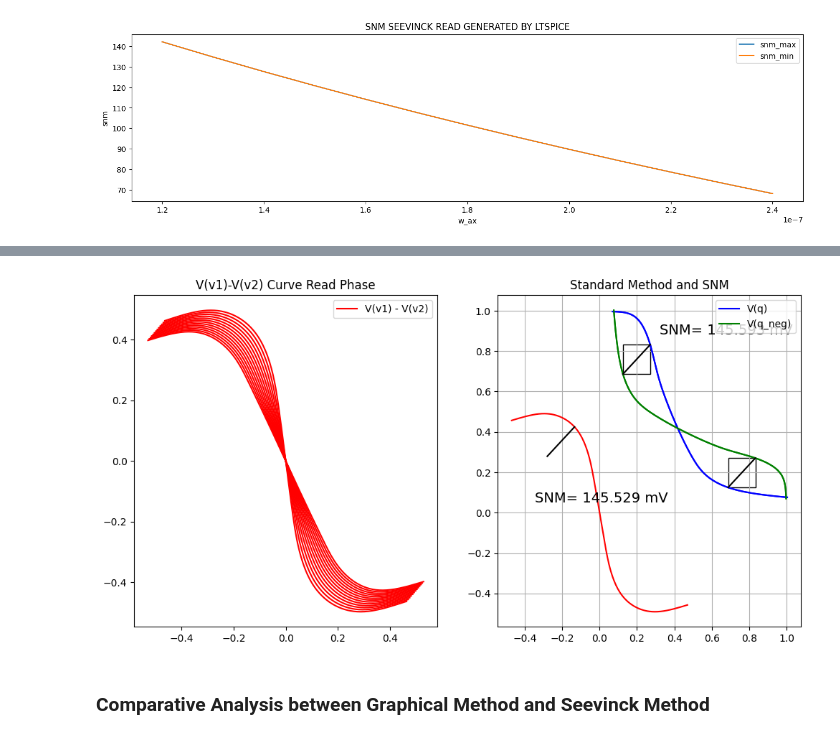
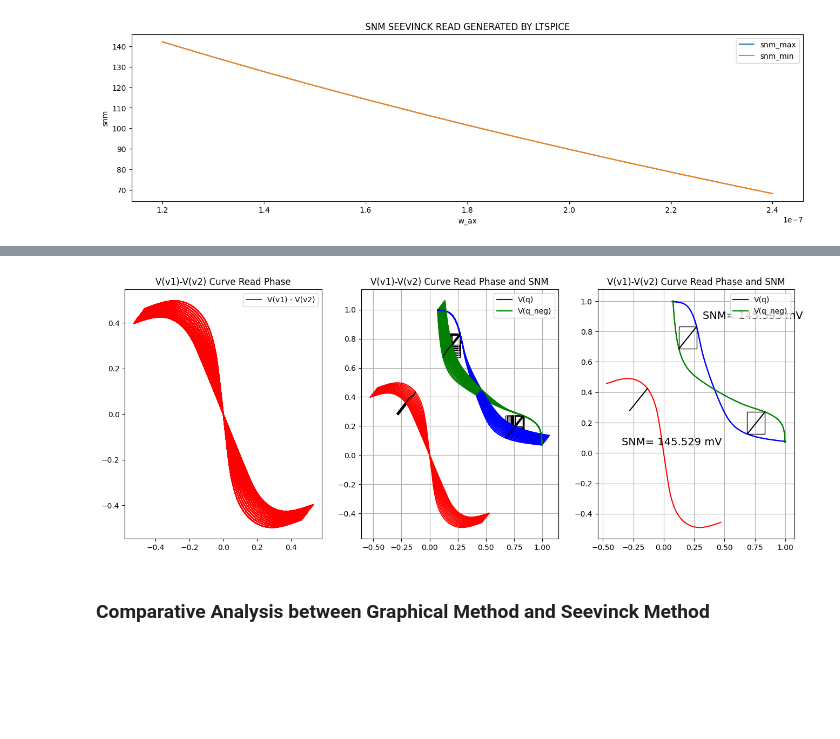
Before and after one commit to gubbriaco/sram-analysis, a Jupyter notebook: python/drv-analysis/drv_analysis.ipynb, the cells around one changed output, grey strips where cells are left out. Saved outputs shown, nothing was run; the diff lists cells and outputs as text; code cells hidden in the pictures; blank space fills up the shorter version.

```diff
--- a/python/drv-analysis/drv_analysis.ipynb
+++ b/python/drv-analysis/drv_analysis.ipynb
@@ -512,43 +575,94 @@ snm_seevinck_read[1.3e-07 u] = 134.805
 File updated successfully: ../../images/snm_seevinck_read_generated_by_ltspice.png
 [figure]
 # %%
-fig, axs = plt.subplots(1, 2, figsize=(12, 6))
+fig, axs = plt.subplots(1, 3, figsize=(16, 6))
+
+snm_seevinck_read_seevinck_processing = []
+snm_seevinck_read_standard_processing = []
+
+
+for w in range(w_ax_range):
+
+    # vq-vqneg rotating
+    for vq_array, vqneg_array in zip(vq_seevinck_read, vqneg_seevinck_read):
+        vq_vqneg_array = vq_array - vqneg_array
+        x_diff, y_diff = rotate_points(x=x_seevinck_read[w], y=vq_vqneg_array, angle_degrees=-45)
+        axs[0].plot(x_diff, y_diff, color='red')
+    axs[0].set_title("V(v1)-V(v2) Curve Read Phase")
+    axs[0].legend(["V(v1) - V(v2)"])
+
+    # vq and vqneg rotating
+    xsread1, ysread1 = rotate_points(x=x_seevinck_read[w], y=vq_seevinck_read[w], angle_degrees=-45)
+    xsread2, ysread2 = rotate_points(x=x_seevinck_read[w], y=vqneg_seevinck_read[w], angle_degrees=-45)
+    axs[1].plot(xsread1, ysread1, color='blue')
+    axs[1].plot(xsread2, ysread2, color='green')
+
+
+    # seevinck processing
+    snm_seevinck_read_seevinck_processing_value = seevinck_processing(
+        x_v1_minus_v2=x_seevinck_read[w],
+        v1_minus_v2=vq_vqneg_seevinck_read[w],
+        ax=axs[1],
+        request_text_plot=RequestPlot.FALSE
+    )
+    snm_seevinck_read_seevinck_processing.append(snm_seevinck_read_seevinck_processing_value)
+
+
+    # graphical-processing
+    snm_seevinck_read_standard_processing_value = graphical_processing(
+        x_vq=xsread1,
+        vq=ysread1,
+        x_vqneg=xsread2,
+        vqneg=ysread2,
+        ax=axs[1],
+        request_text_plot=RequestPlot.FALSE
+    )
+    snm_seevinck_read_standard_processing.append(snm_seevinck_read_standard_processing_value)
+
+axs[1].set_title("V(v1)-V(v2) Curve Read Phase and SNM")
+axs[1].grid()
+
+
 
 # vq-vqneg rotating
 for vq_array, vqneg_array in zip(vq_seevinck_read, vqneg_seevinck_read):
     vq_vqneg_array = vq_array - vqneg_array
     x_diff, y_diff = rotate_points(x=x_seevinck_read[w_ax_pos], y=vq_vqneg_array, angle_degrees=-45)
     axs[0].plot(x_diff, y_diff, color='red')
-axs[0].set_title("V(v1)-V(v2) Curve Read Phase")
-axs[0].legend(["V(v1) - V(v2)"])
+axs[2].set_title("V(v1)-V(v2) Curve Read Phase")
+axs[2].legend(["V(v1) - V(v2)"])
 
 # vq and vqneg rotating
-xshold1, yshold1 = rotate_points(x=x_seevinck_read[w_ax_pos], y=vq_seevinck_read[w_ax_pos], angle_degrees=-45)
-xshold2, yshold2 = rotate_points(x=x_seevinck_read[w_ax_pos], y=vqneg_seevinck_read[w_ax_pos], angle_degrees=-45)
-axs[1].plot(xshold1, yshold1, color='blue')
-axs[1].plot(xshold2, yshold2, color='green')
+xsread1, ysread1 = rotate_points(x=x_seevinck_read[w_ax_pos], y=vq_seevinck_read[w_ax_pos], angle_degrees=-45)
+xsread2, ysread2 = rotate_points(x=x_seevinck_read[w_ax_pos], y=vqneg_seevinck_read[w_ax_pos], angle_degrees=-45)
+axs[2].plot(xsread1, ysread1, color='blue')
+axs[2].plot(xsread2, ysread2, color='green')
 
 # seevinck processing
-snm_seevinck_read_seevinck_processing = seevinck_processing(
+snm_seevinck_read_seevinck_processing_w_ax = seevinck_processing(
     x_v1_minus_v2=x_seevinck_read[w_ax_pos],
     v1_minus_v2=vq_vqneg_seevinck_read[w_ax_pos],
-    ax=axs[1],
+    ax=axs[2],
     request_text_plot=RequestPlot.TRUE
 )
-axs[1].set_title("V(v1)-V(v2) Curve Read Phase and SNM")
-print(f'snm_seevinck_read_seevinck_processing = {snm_seevinck_read_seevinck_processing}')
 
 # graphical-processing
-snm_seevinck_read_standard_processing = graphical_processing(
-    x_vq=xshold1,
-    vq=yshold1,
-    x_vqneg=xshold2,
-    vqneg=yshold2,
-    ax=axs[1],
+snm_seevinck_read_standard_processing_w_ax = graphical_processing(
+    x_vq=xsread1,
+    vq=ysread1,
+    x_vqneg=xsread2,
+    vqneg=ysread2,
+    ax=axs[2],
     request_text_plot=RequestPlot.TRUE
 )
-axs[1].grid()
-print(f'snm_seevinck_read_standard_processing = {snm_seevinck_read_standard_processing}')
+
+axs[2].set_title("V(v1)-V(v2) Curve Read Phase and SNM")
+axs[2].grid()
+
+
+print("{:<30} {:<30} {:<30}".format("w_ax", "snm(read)_seevinck", "snm(read)_graphical"))
+for w, snm_read_seevinck, snm_read_graphical in zip(w_ax_seevinck_read, snm_seevinck_read_seevinck_processing, snm_seevinck_read_standard_processing):
+    print("{:<30} {:<30} {:<30}".format(w, snm_read_seevinck, snm_read_graphical))
 
 save_image(image_path=os.path.join(images, "v1_minus_v2_seevinck_read.png"), plt=plt)
 plt.show()
@@ -558,5 +684,5 @@ snm_seevinck_read_standard_processing = 145.59288008619802
 File updated successfully: ../../images/v1_minus_v2_seevinck_read.png
-[figure, old version]
+[figure, new version]
 # %% [markdown]
 <h3>Comparative Analysis between Graphical Method and Seevinck Method</h3>
 # %%
```
Also changed, not shown: parts of 2 cells of this notebook, 16 other files.
